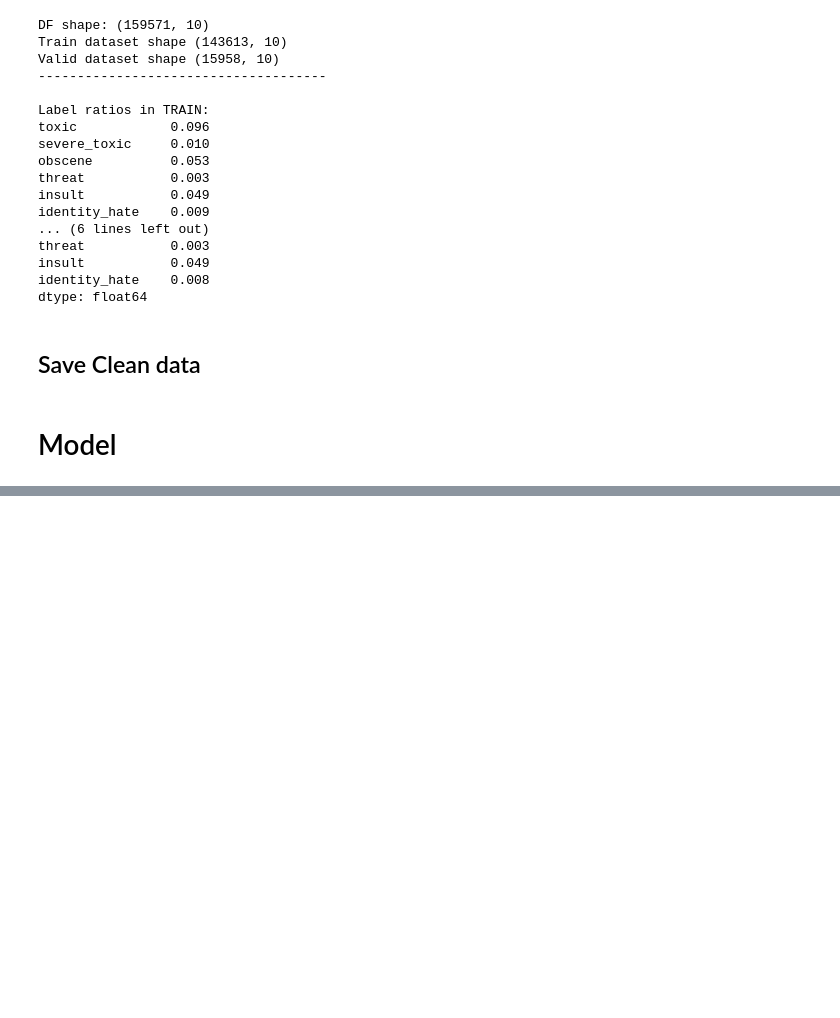
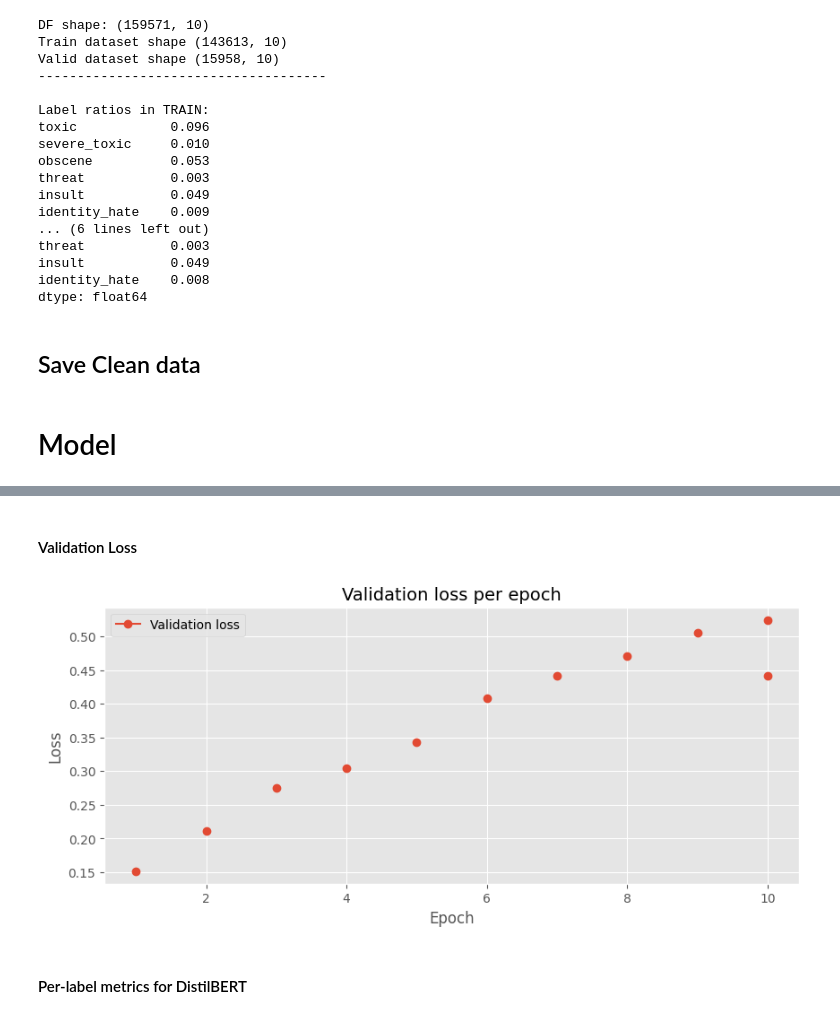
Before and after one commit to Nathan2BLK/2025_DSTI_DeepLearning_Project, a Jupyter notebook: toxicity_final.ipynb, the cells around one changed output, grey strips where cells are left out. Cells and saved outputs as stored; diff of their text form; code cells hidden in the pictures; blank space fills up the shorter version.

```diff
--- a/toxicity_final.ipynb
+++ b/toxicity_final.ipynb
@@ -536,0 +945,12 @@ valid_df.to_csv(valid_path_csv, index=False)
+# %%
+%%time
+
+num_labels = len(label_cols)
+
+model = AutoModelForSequenceClassification.from_pretrained(
+    MODEL_NAME,
+    num_labels=num_labels,
+    problem_type="multi_label_classification",
+)
+
+model.to(device)
@@ -536,0 +1192,17 @@ valid_df.to_csv(valid_path_csv, index=False)
+# %% [markdown]
+#### Validation Loss
+# %%
+eval_logs = train_logs[train_logs["epoch"].notna()]
+
+plt.figure(figsize=(10,4))
+plt.plot(eval_logs["epoch"], eval_logs["eval_loss"], marker="o", label="Validation loss")
+plt.title("Validation loss per epoch")
+plt.xlabel("Epoch")
+plt.ylabel("Loss")
+plt.grid(True)
+plt.legend()
+plt.show()
+# %% [output]
+[figure, added]
+# %% [markdown]
+#### Per-label metrics for DistilBERT
```
Also changed, not shown: parts of 70 cells of this notebook.
